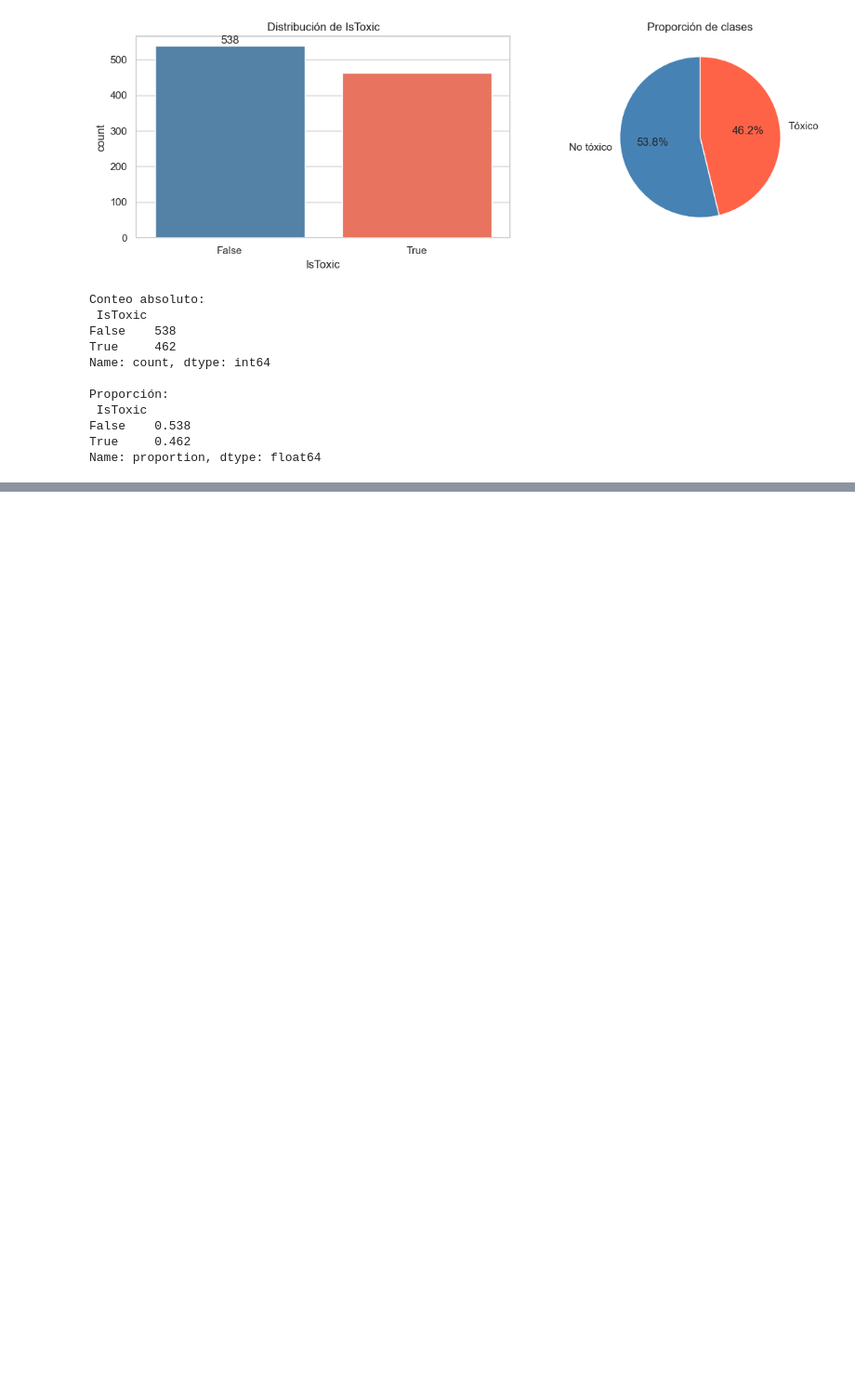
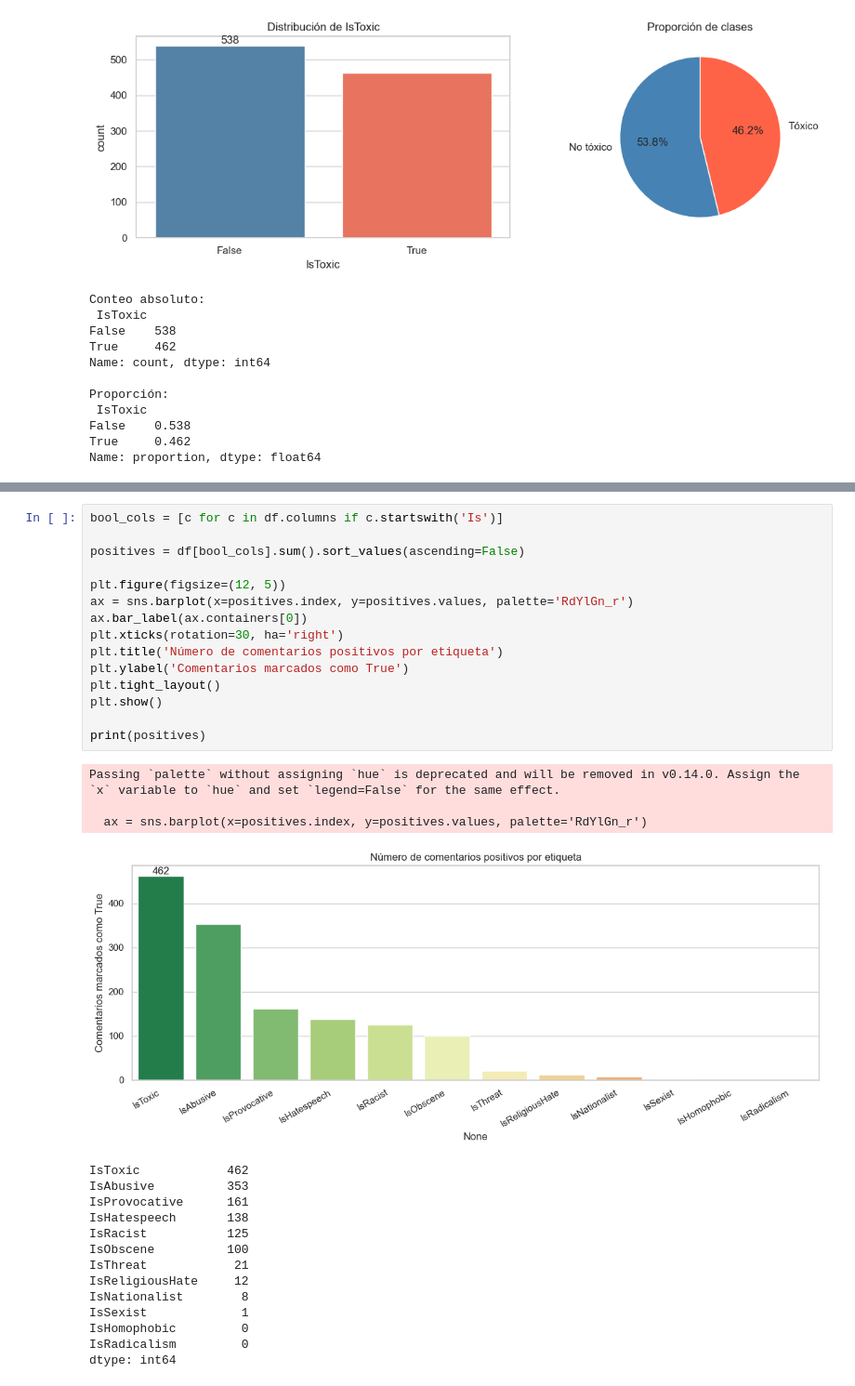
Before and after one commit to Bootcamp-IA-P6/Project_9_NLP_Team2, a Jupyter notebook: notebooks/00_eda_V04.ipynb, the cells around one changed output, grey strips where cells are left out. Shown at 93% size. Cells and saved outputs as stored; diff of their text form; blank space fills up the shorter version.

Commit message:
feat: plot distribution of all boolean toxicity labels (#5, #1)

```diff
--- a/notebooks/00_eda_V04.ipynb
+++ b/notebooks/00_eda_V04.ipynb
@@ -149,0 +155,33 @@ Name: proportion, dtype: float64
+# %%
+bool_cols = [c for c in df.columns if c.startswith('Is')]
+
+positives = df[bool_cols].sum().sort_values(ascending=False)
+
+plt.figure(figsize=(12, 5))
+ax = sns.barplot(x=positives.index, y=positives.values, palette='RdYlGn_r')
+ax.bar_label(ax.containers[0])
+plt.xticks(rotation=30, ha='right')
+plt.title('Número de comentarios positivos por etiqueta')
+plt.ylabel('Comentarios marcados como True')
+plt.tight_layout()
+plt.show()
+
+print(positives)
+# %% [output]
+Passing `palette` without assigning `hue` is deprecated and will be removed in v0.14.0. Assign the `x` variable to `hue` and set `legend=False` for the same effect.
+
+  ax = sns.barplot(x=positives.index, y=positives.values, palette='RdYlGn_r')
+[figure, added]
+IsToxic            462
+IsAbusive          353
+IsProvocative      161
+IsHatespeech       138
+IsRacist           125
+IsObscene          100
+IsThreat            21
+IsReligiousHate     12
+IsNationalist        8
+IsSexist             1
+IsHomophobic         0
+IsRadicalism         0
+dtype: int64
```
Also changed, not shown: parts of 1 cell of this notebook.
